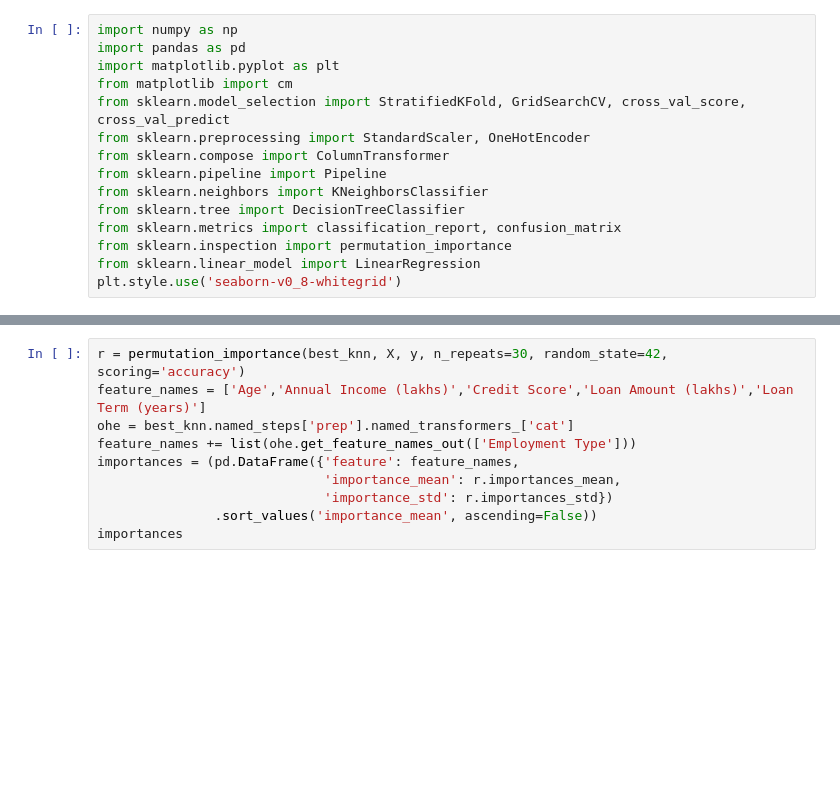
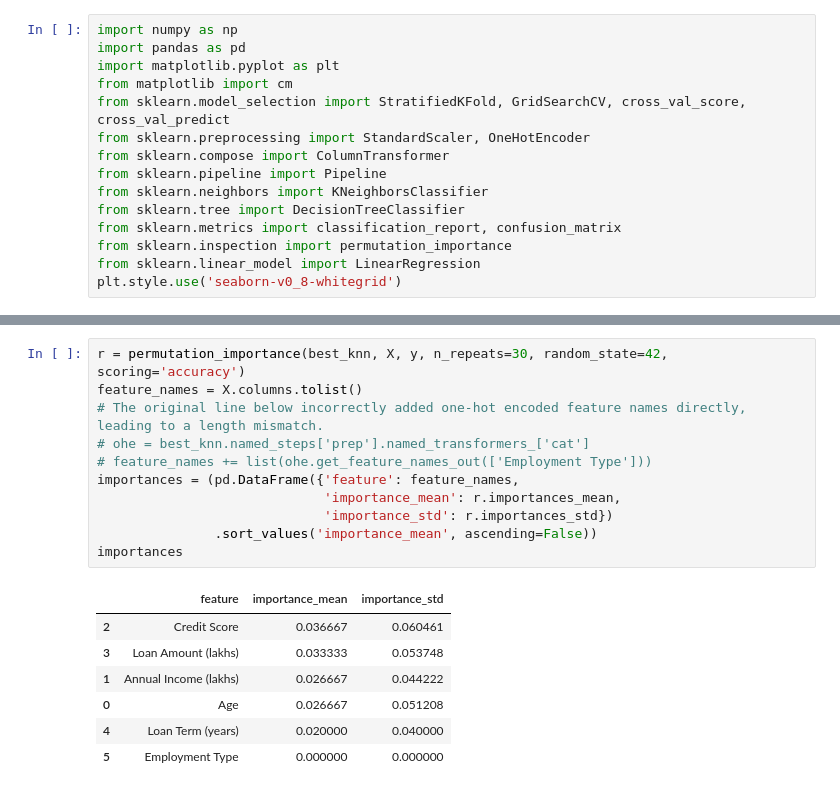
Before and after one commit to bijayam/GenAI-Application-Developer-Assignment-L3, a Jupyter notebook: assignment1.ipynb, the cells around one changed output, grey strips where cells are left out. Saved outputs shown, nothing was run; the diff lists cells and outputs as text; blank space fills up the shorter version.

```diff
--- a/assignment1.ipynb
+++ b/assignment1.ipynb
@@ -62,13 +118,22 @@ risk_df.sort_values('pred_default_proba', ascending=False)
 # %%
 r = permutation_importance(best_knn, X, y, n_repeats=30, random_state=42, scoring='accuracy')
-feature_names = ['Age','Annual Income (lakhs)','Credit Score','Loan Amount (lakhs)','Loan Term (years)']
-ohe = best_knn.named_steps['prep'].named_transformers_['cat']
-feature_names += list(ohe.get_feature_names_out(['Employment Type']))
+feature_names = X.columns.tolist()
+# The original line below incorrectly added one-hot encoded feature names directly, leading to a length mismatch.
+# ohe = best_knn.named_steps['prep'].named_transformers_['cat']
+# feature_names += list(ohe.get_feature_names_out(['Employment Type']))
 importances = (pd.DataFrame({'feature': feature_names,
                              'importance_mean': r.importances_mean,
                              'importance_std': r.importances_std})
                .sort_values('importance_mean', ascending=False))
 importances
+# %% [output]
+|  | feature | importance_mean | importance_std |
+| 2 | Credit Score | 0.036667 | 0.060461 |
+| 3 | Loan Amount (lakhs) | 0.033333 | 0.053748 |
+| 1 | Annual Income (lakhs) | 0.026667 | 0.044222 |
+| 0 | Age | 0.026667 | 0.051208 |
+| 4 | Loan Term (years) | 0.020000 | 0.040000 |
+| 5 | Employment Type | 0.000000 | 0.000000 |
 # %%
 # Credit Score vs Income decision surface
 import numpy as np
```
Also changed, not shown: parts of 7 cells of this notebook.
